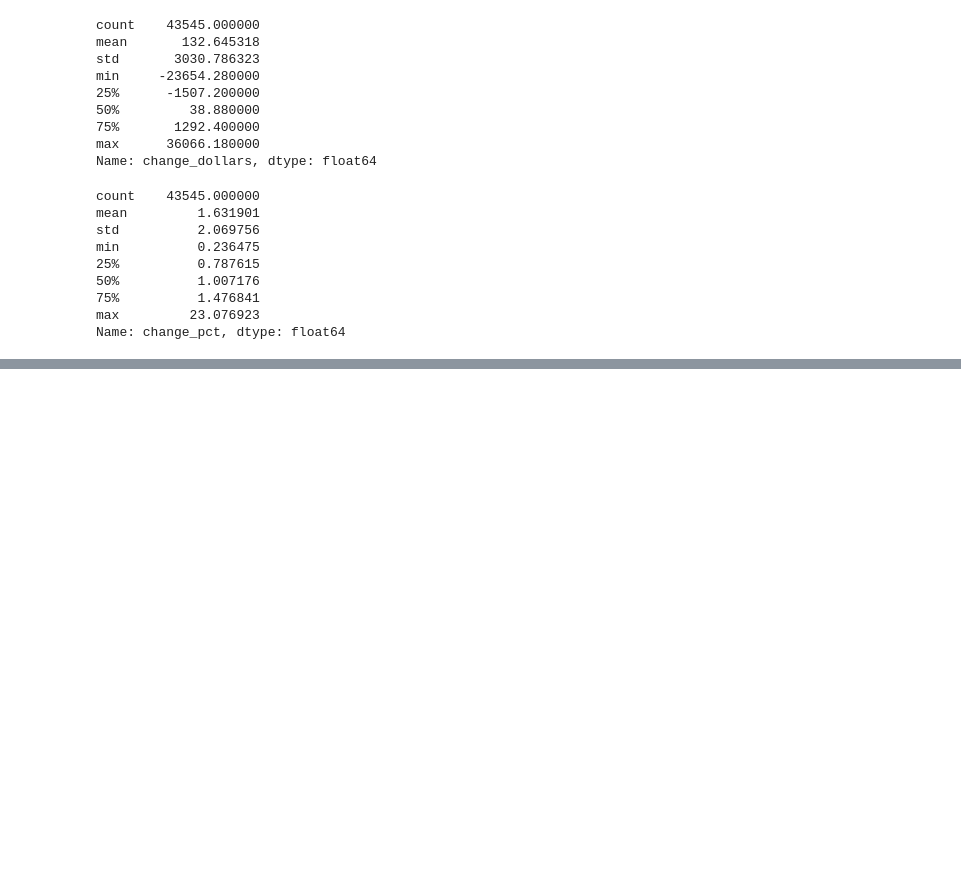
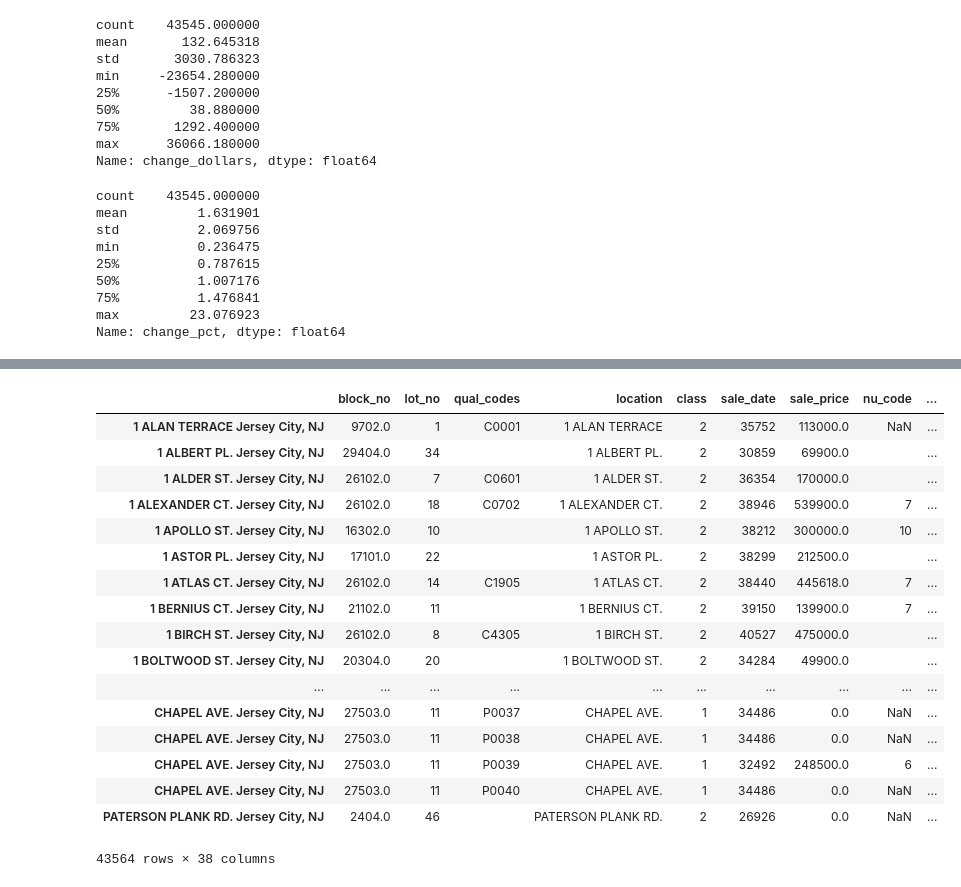
Before and after one commit to dangoldin/jersey-city-tax-assessment, a Jupyter notebook: analyze.ipynb, the cells around one changed output, grey strips where cells are left out. Cells and saved outputs as stored; diff of their text form; code cells hidden in the pictures; blank space fills up the shorter version.

```diff
--- a/analyze.ipynb
+++ b/analyze.ipynb
@@ -117,4 +92,28 @@ df
-# %%
-df['lat'] =
-df['lng'] =
+# %%
+geocoded_data['full_address'] = geocoded_data['Address'].apply(np.char.strip) + ' Jersey City, NJ'
+# %%
+df = df.set_index('address').join(geocoded_data.set_index('full_address'))
+# %%
+df_filtered = df[pd.to_numeric(df['Latitude'], errors='coerce').notnull()]
+# %%
+df_filtered
+# %% [output]
+|  | block_no | lot_no | qual_codes | location | class | sale_date | sale_price | nu_code | ... |
+| 1 ALAN TERRACE Jersey City, NJ | 9702.0 | 1 | C0001 | 1 ALAN TERRACE | 2 | 35752 | 113000.0 | NaN | ... |
+| 1 ALBERT PL. Jersey City, NJ | 29404.0 | 34 |  | 1 ALBERT PL. | 2 | 30859 | 69900.0 |  | ... |
+| 1 ALDER ST. Jersey City, NJ | 26102.0 | 7 | C0601 | 1 ALDER ST. | 2 | 36354 | 170000.0 |  | ... |
+| 1 ALEXANDER CT. Jersey City, NJ | 26102.0 | 18 | C0702 | 1 ALEXANDER CT. | 2 | 38946 | 539900.0 | 7 | ... |
+| 1 APOLLO ST. Jersey City, NJ | 16302.0 | 10 |  | 1 APOLLO ST. | 2 | 38212 | 300000.0 | 10 | ... |
+| 1 ASTOR PL. Jersey City, NJ | 17101.0 | 22 |  | 1 ASTOR PL. | 2 | 38299 | 212500.0 |  | ... |
+| 1 ATLAS CT. Jersey City, NJ | 26102.0 | 14 | C1905 | 1 ATLAS CT. | 2 | 38440 | 445618.0 | 7 | ... |
+| 1 BERNIUS CT. Jersey City, NJ | 21102.0 | 11 |  | 1 BERNIUS CT. | 2 | 39150 | 139900.0 | 7 | ... |
+| 1 BIRCH ST. Jersey City, NJ | 26102.0 | 8 | C4305 | 1 BIRCH ST. | 2 | 40527 | 475000.0 |  | ... |
+| 1 BOLTWOOD ST. Jersey City, NJ | 20304.0 | 20 |  | 1 BOLTWOOD ST. | 2 | 34284 | 49900.0 |  | ... |
+| ... | ... | ... | ... | ... | ... | ... | ... | ... | ... |
+| CHAPEL AVE. Jersey City, NJ | 27503.0 | 11 | P0037 | CHAPEL AVE. | 1 | 34486 | 0.0 | NaN | ... |
+| CHAPEL AVE. Jersey City, NJ | 27503.0 | 11 | P0038 | CHAPEL AVE. | 1 | 34486 | 0.0 | NaN | ... |
+| CHAPEL AVE. Jersey City, NJ | 27503.0 | 11 | P0039 | CHAPEL AVE. | 1 | 32492 | 248500.0 | 6 | ... |
+| CHAPEL AVE. Jersey City, NJ | 27503.0 | 11 | P0040 | CHAPEL AVE. | 1 | 34486 | 0.0 | NaN | ... |
+| PATERSON PLANK RD. Jersey City, NJ | 2404.0 | 46 |  | PATERSON PLANK RD. | 2 | 26926 | 0.0 | NaN | ... |
+43564 rows × 38 columns
 # %%
```
Also changed, not shown: parts of 10 cells of this notebook, 13 other files.
